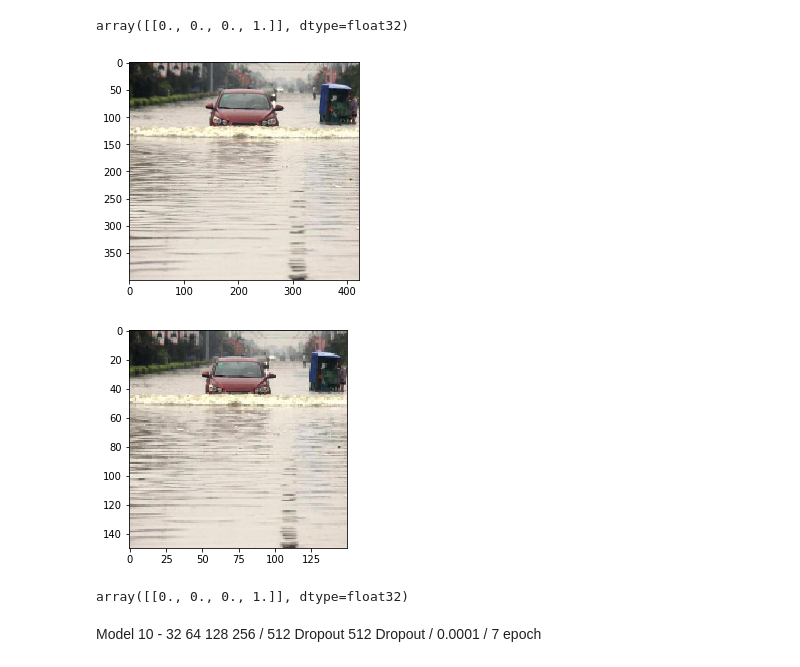
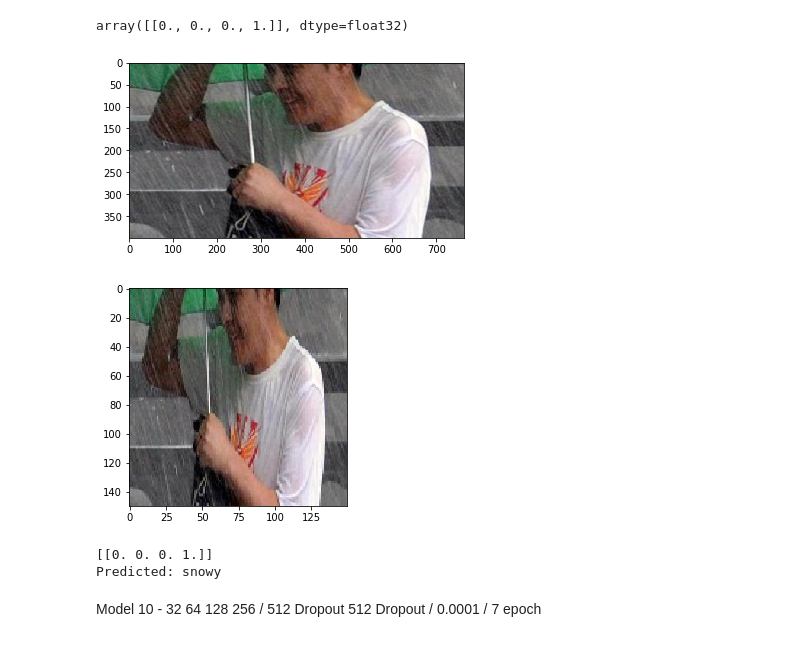
Before and after one commit to teng-joyeen/teng-joyeen, a Jupyter notebook: TRY_Multi_Class_Weather_Recognition_and_Classification_On_Outdoor_Images_TEST.ipynb, the cells around one changed output. Saved outputs shown, nothing was run; the diff lists cells and outputs as text; code cells hidden in the pictures.

```diff
--- a/TRY_Multi_Class_Weather_Recognition_and_Classification_On_Outdoor_Images_TEST.ipynb
+++ b/TRY_Multi_Class_Weather_Recognition_and_Classification_On_Outdoor_Images_TEST.ipynb
@@ -1613,27 +1613,39 @@ array([[0., 0., 0., 1.]], dtype=float32)
 # %%
 import matplotlib.image as mpimg
 from PIL import Image
 import numpy as np
 
-img_path = '/My Drive/weather/test/rainy/rainy_08715.jpg'
+img_path = '/My Drive/weather/test/rainy/rainy_08152.jpg'
 img_test = mpimg.imread(img_path)
 plt.imshow(img_test)
 plt.show()
 
-img_test = Image.open('/My Drive/weather/test/rainy/rainy_08715.jpg')
+img_test = Image.open('/My Drive/weather/test/rainy/rainy_08152.jpg')
 img_test = img_test.resize((150,150))
 
 plt.imshow(img_test)
 plt.show()
 
 img_test = np.expand_dims(img_test,axis=0)
 # %% [output]
-[figure, old version]
+[figure, new version]
-[figure, old version]
+[figure, new version]
-# %%
-trained_model.predict(img_test)
-# %% [output]
-array([[0., 0., 0., 1.]], dtype=float32)
+# %%
+array = trained_model.predict(img_test)
+print(array)
+result = array[0]
+answer = np.argmax(result)
+if answer == 0:
+  print("Predicted: cloudy")
+elif answer == 1:
+  print("Predicted: rainy")
+elif answer == 2:
+  print("Predicted: sunny")
+elif answer == 3:
+  print("Predicted: snowy")
+# %% [output]
+[[0. 0. 0. 1.]]
+Predicted: snowy
 # %% [markdown]
 Model 10 - 32 64 128 256 / 512 Dropout 512 Dropout / 0.0001 / 7 epoch
 # %%
```
